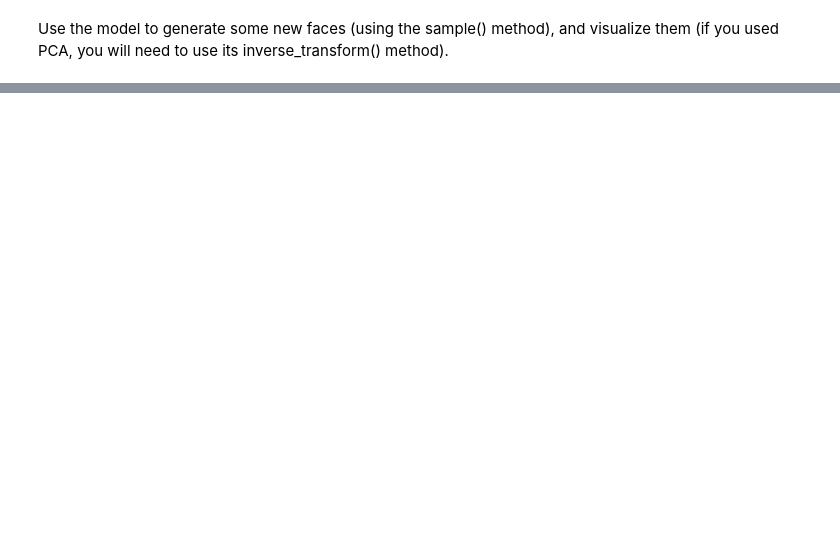
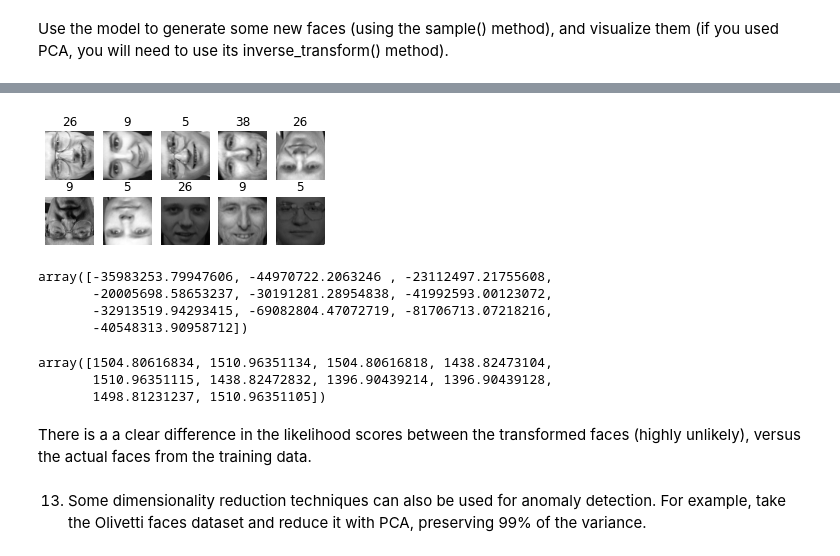
Before and after one commit to franciscoyira/handson-ml2, a Jupyter notebook: 09b_exercises.ipynb, the cells around one changed output, grey strips where cells are left out. Cells and saved outputs as stored; diff of their text form; code cells hidden in the pictures; blank space fills up the shorter version.

```diff
--- a/09b_exercises.ipynb
+++ b/09b_exercises.ipynb
@@ -455,0 +515,38 @@ Try to modify some images (e.g., rotate, flip, darken) and see if the model can
+# %%
+n_rotated = 4
+# Below, the `axes` argument specifies how the figure will be transposed
+# In this case, we're keeping the 0th axis constant, and transposing the other two
+# The 0th axis is like the index of the instances, so it doesn't make sense to transpose it
+rotated = np.transpose(X_train[:n_rotated].reshape(-1, 64, 64), axes=[0, 2, 1])
+# Returning the images to their original shape
+rotated = rotated.reshape(-1, 64*64)
+# Getting the labels of the rotated images
+y_rotated = y_train[:n_rotated]
+# %%
+n_flipped = 3
+# I THINK that [:, ::-1] keeps the first axis constant but turns
+# list[<start>:<stop>:<step>], so ::-1 means going from the end to the beginning
+flipped = X_train[n_rotated:(n_flipped+n_rotated)].reshape(-1, 64, 64)[:, ::-1]
+# This is the same as before
+flipped = flipped.reshape(-1, 64*64)
+y_flipped = y_train[:n_flipped]
+# %%
+n_darkened = 3
+darkened = X_train[(n_flipped+n_rotated):(n_flipped+n_rotated+n_darkened)].copy()
+# I know that the RHS reduces all the values of the picture,
+# which makes it darker because they're brigthness/whiteness values
+darkened[:, 1:-1] *= 0.3
+# Notice that here we don't do the reshaping, so each element is 1D with length 64*64
+# But I don't get what is the purpose of the 1:-1
+y_darkened = y_train[:n_darkened]
+# %%
+# np.r_ concatenates along the first axis, so here we're basically joining the instances
+X_bad_faces = np.r_[rotated, flipped, darkened]
+
+# np.concatenate seems to be very similar to np.r_, with just some small differences
+# https://stackoverflow.com/questions/37743843/python-why-use-numpy-r-instead-of-concatenate
+y_bad = np.concatenate([y_rotated, y_flipped, y_darkened])
+
+plot_faces(X_bad_faces, y_bad)
+# %% [output]
+[figure, added]
@@ -455,0 +557,17 @@ Try to modify some images (e.g., rotate, flip, darken) and see if the model can
+# %%
+gm.score_samples(X_bad_faces_pca)
+# %% [output]
+array([-35983253.79947606, -44970722.2063246 , -23112497.21755608,
+       -20005698.58653237, -30191281.28954838, -41992593.00123072,
+       -32913519.94293415, -69082804.47072719, -81706713.07218216,
+       -40548313.90958712])
+# %%
+gm.score_samples(X_reduced[:10])
+# %% [output]
+array([1504.80616834, 1510.96351134, 1504.80616818, 1438.82473104,
+       1510.96351115, 1438.82472832, 1396.90439214, 1396.90439128,
+       1498.81231237, 1510.96351105])
+# %% [markdown]
+There is a a clear difference in the likelihood scores between the transformed faces (highly unlikely), versus the actual faces from the training data.
+# %% [markdown]
+13. Some dimensionality reduction techniques can also be used for anomaly detection. For example, take the Olivetti faces dataset and reduce it with PCA, preserving 99% of the variance.
```
Also changed, not shown: parts of 24 cells of this notebook, 1 other file.
